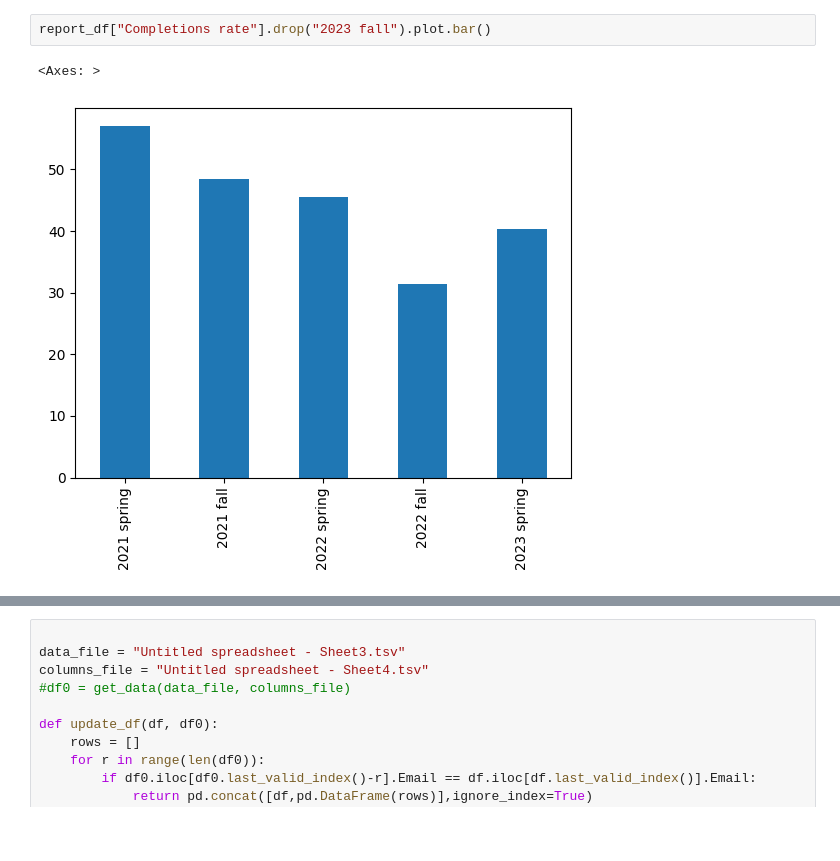
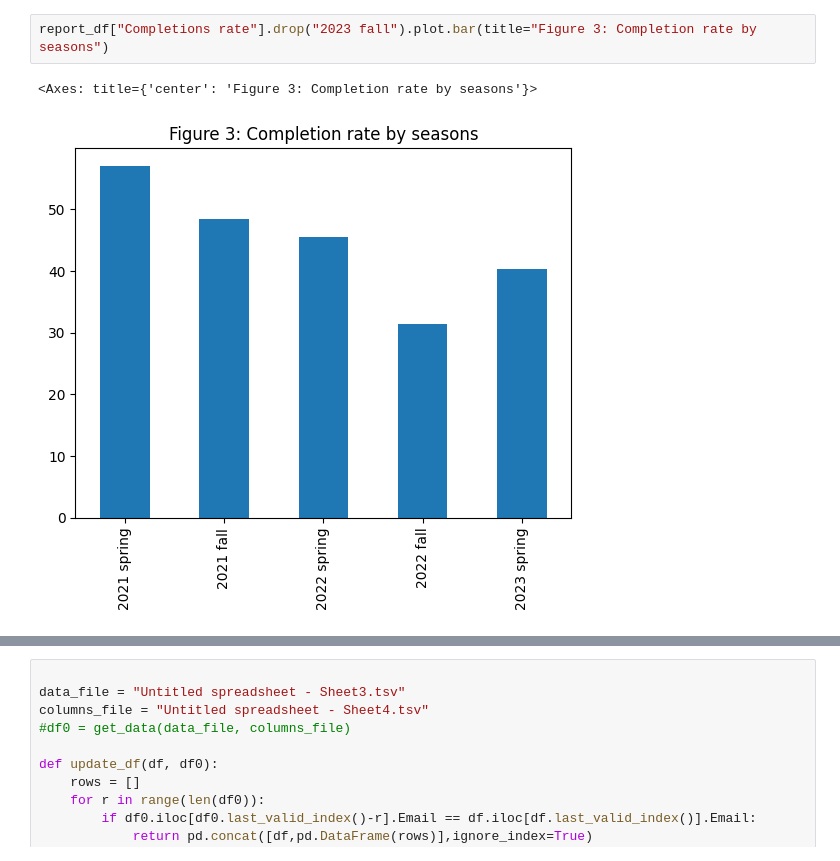
Before and after one commit to GPT-4I/evals, a Jupyter notebook: data.ipynb, the cells around one changed output, grey strips where cells are left out. Drawn from its saved outputs; the diff is of its cells as text; blank space fills up the shorter version.

```diff
--- a/data.ipynb
+++ b/data.ipynb
@@ -83,5 +92,5 @@ report_df[["Applications", "Participants", "Completions (6 or more sessions)"]].
 # %%
-report_df["Completions rate"].drop("2023 fall").plot.bar()
+report_df["Completions rate"].drop("2023 fall").plot.bar(title="Figure 3: Completion rate by seasons")
 # %% [output]
-<Axes: >
+<Axes: title={'center': 'Figure 3: Completion rate by seasons'}>
-[figure, old version]
+[figure, new version]
```
Also changed, not shown: parts of 9 cells of this notebook.
